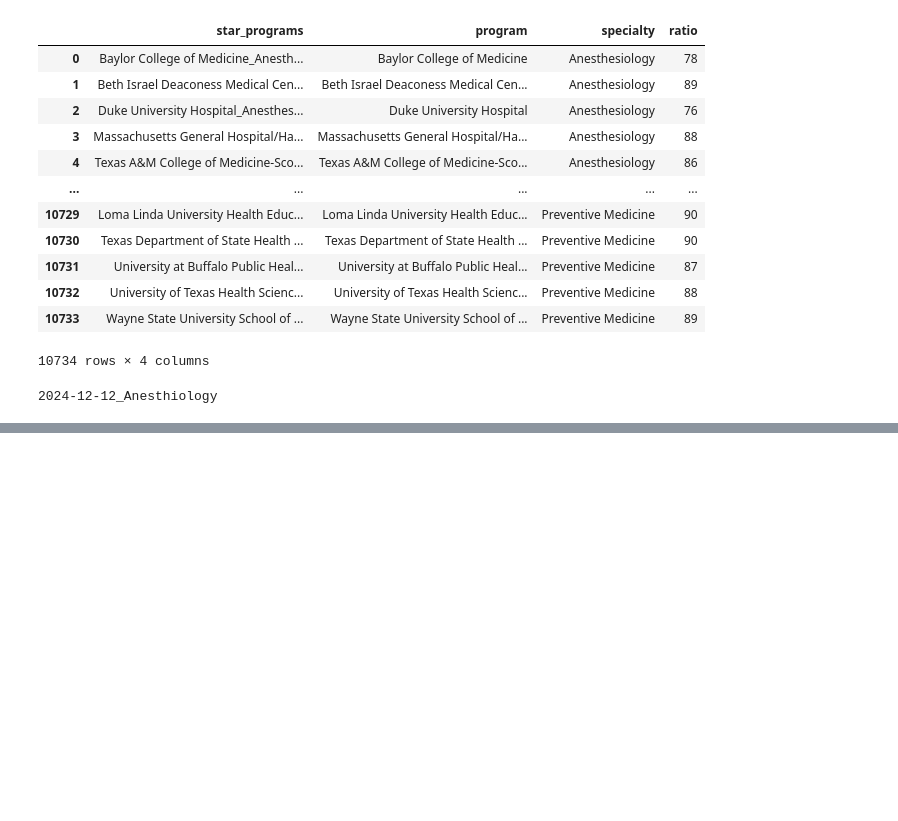
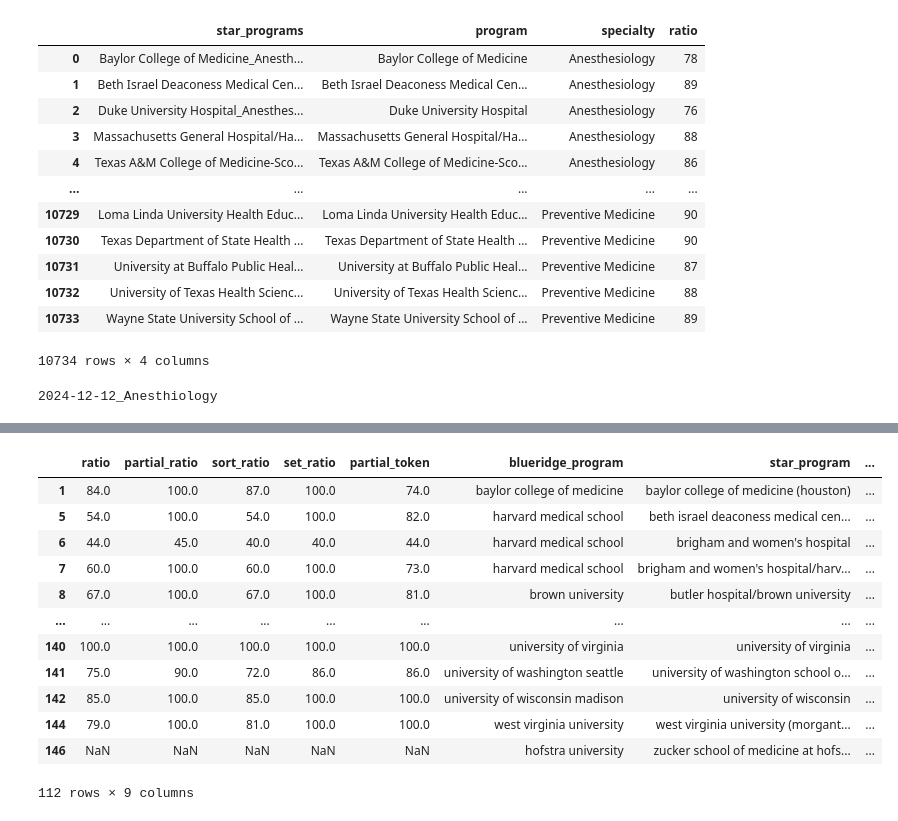
Before and after one commit to physicianscientists/Texas-STAR, a Jupyter notebook: 04_school_matcher.ipynb, the cells around one changed output, grey strips where cells are left out. Saved outputs shown, nothing was run; the diff lists cells and outputs as text; code cells hidden in the pictures; blank space fills up the shorter version.

```diff
--- a/04_school_matcher.ipynb
+++ b/04_school_matcher.ipynb
@@ -295,0 +349,18 @@ print(today + "_Anesthiology")
+# %%
+anesth = pd.read_excel("blueridge_matching/2025-12-29_anethesiology.xlsx")
+anesth = anesth[anesth["mean_ratio"]!="unable to match"]
+anesth
+# %% [output]
+|  | ratio | partial_ratio | sort_ratio | set_ratio | partial_token | blueridge_program | star_program | ... |
+| 1 | 84.0 | 100.0 | 87.0 | 100.0 | 74.0 | baylor college of medicine | baylor college of medicine (houston) | ... |
+| 5 | 54.0 | 100.0 | 54.0 | 100.0 | 82.0 | harvard medical school | beth israel deaconess medical cen... | ... |
+| 6 | 44.0 | 45.0 | 40.0 | 40.0 | 44.0 | harvard medical school | brigham and women's hospital | ... |
+| 7 | 60.0 | 100.0 | 60.0 | 100.0 | 73.0 | harvard medical school | brigham and women's hospital/harv... | ... |
+| 8 | 67.0 | 100.0 | 67.0 | 100.0 | 81.0 | brown university | butler hospital/brown university | ... |
+| ... | ... | ... | ... | ... | ... | ... | ... | ... |
+| 140 | 100.0 | 100.0 | 100.0 | 100.0 | 100.0 | university of virginia | university of virginia | ... |
+| 141 | 75.0 | 90.0 | 72.0 | 86.0 | 86.0 | university of washington seattle | university of washington school o... | ... |
+| 142 | 85.0 | 100.0 | 85.0 | 100.0 | 100.0 | university of wisconsin madison | university of wisconsin | ... |
+| 144 | 79.0 | 100.0 | 81.0 | 100.0 | 100.0 | west virginia university | west virginia university (morgant... | ... |
+| 146 | NaN | NaN | NaN | NaN | NaN | hofstra university | zucker school of medicine at hofs... | ... |
+112 rows × 9 columns
```
Also changed, not shown: parts of 9 cells of this notebook, 39 other files.
